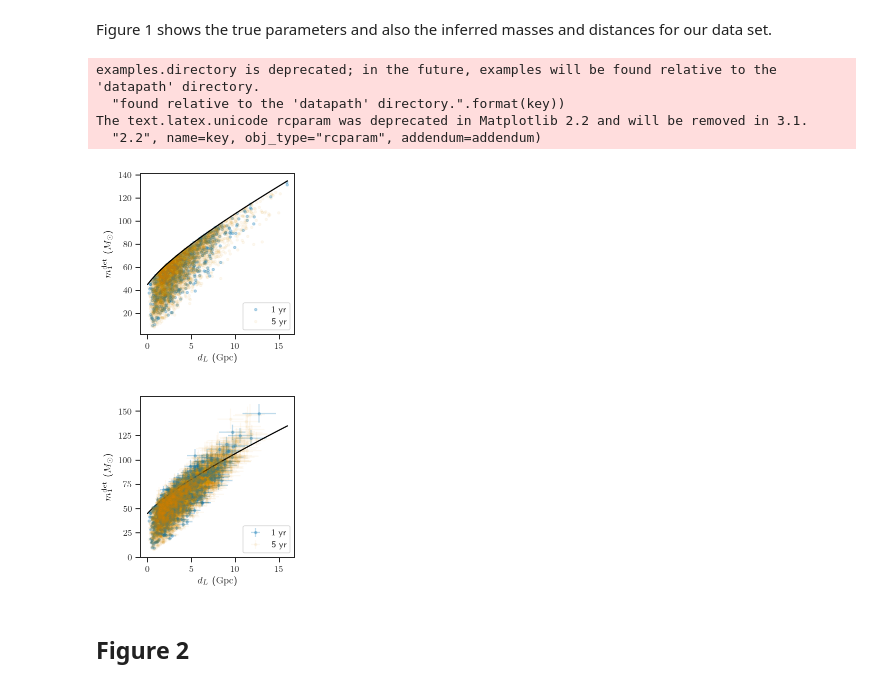
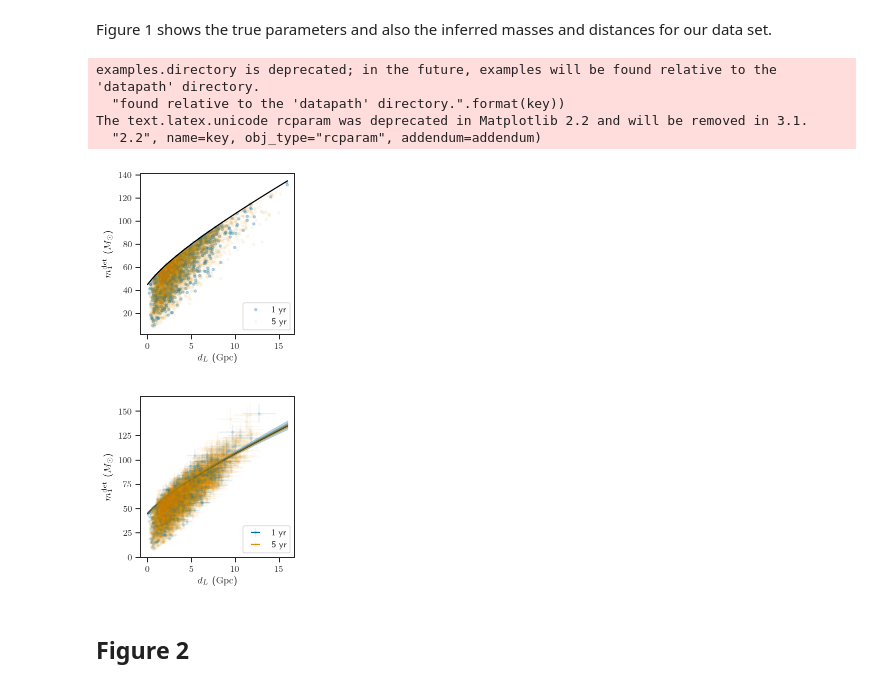
Before and after one commit to farr/PISNLineCosmography, a Jupyter notebook: PaperPlots.ipynb, the cells around one changed output. Cells and saved outputs as stored; diff of their text form; code cells hidden in the pictures.

Commit message:
Added uncertainty bands in Figure 1.

```diff
--- a/PaperPlots.ipynb
+++ b/PaperPlots.ipynb
@@ -44,7 +45,11 @@ with plots.pub_plots(figsize=array(plots.figsize_pub)/2):
 
     xlabel(r'$d_L$ ($\mathrm{Gpc}$)')
     ylabel(r'$m_1^\mathrm{det}$ ($M_\odot$)')
-    legend(loc='lower right')
+
+    l = legend(loc='lower right')
+    for lh in l.legendHandles:
+        lh.set_alpha(1)
+
     tight_layout()
     savefig('paper/plots/m1-dL-true.pdf')
 
@@ -68,38 +73,84 @@ with plots.pub_plots(figsize=array(plots.figsize_pub)/2):
     mm = mean(m1det, axis=1)
     ms = std(m1det, axis=1)
 
-    errorbar(dm[:n1], mm[:n1], xerr=ds[:n1], yerr=ms[:n1], fmt='.', label='1 yr', color=sns.color_palette()[0], alpha=0.25)
+    errorbar(dm[:n1], mm[:n1], xerr=ds[:n1], yerr=ms[:n1], fmt='.', label='1 yr', color=sns.color_palette()[0], alpha=0.1)
     errorbar(dm[n1:], mm[n1:], xerr=ds[n1:], yerr=ms[n1:], fmt='.', label='5 yr', color=sns.color_palette()[1], alpha=0.05)
 
     plot(d, mmz, color='k')
 
+    with h5py.File('population_1yr.h5', 'r') as f:
+        H0 = array(f['H0']).flatten()
+        MMax = array(f['MMax']).flatten()
+        Om = array(f['Om']).flatten()
+        w0 = array(f['w']).flatten()
+        w_a = array(f['w_a']).flatten()
+
+    z = linspace(0, 10, 250)
+    mmzs1 = []
+    for h, M, O, w, wa in zip(H0, MMax, Om, w0, w_a):
+        c = cosmo.Flatw0waCDM(h, O, w, wa)
+        dd = c.luminosity_distance(z).to(u.Gpc).value
+        zs = interp1d(dd, z)(d)
+        mmzs1.append(M*(1+zs))
+    mmzs1 = array(mmzs1)
+
+    plot(d, median(mmzs1, axis=0), color=sns.color_palette()[0], alpha=0.5)
+    fill_between(d, percentile(mmzs1, 84, axis=0), percentile(mmzs1, 16, axis=0), alpha=0.25, color=sns.color_palette()[0])
+    fill_between(d, percentile(mmzs1, 97.5, axis=0), percentile(mmzs1, 2.5, axis=0), alpha=0.25, color=sns.color_palette()[0])
+
+    with h5py.File('population_5yr.h5', 'r') as f:
+        H0 = array(f['H0']).flatten()
+        MMax = array(f['MMax']).flatten()
+        Om = array(f['Om']).flatten()
+        w0 = array(f['w']).flatten()
+        w_a = array(f['w_a']).flatten()
+
+    z = linspace(0, 10, 250)
+    mmzs5 = []
+    for h, M, O, w, wa in zip(H0, MMax, Om, w0, w_a):
+        c = cosmo.Flatw0waCDM(h, O, w, wa)
+        dd = c.luminosity_distance(z).to(u.Gpc).value
+        zs = interp1d(dd, z)(d)
+        mmzs5.append(M*(1+zs))
+    mmzs5 = array(mmzs5)
+
+    plot(d, median(mmzs5, axis=0), alpha=0.5, color=sns.color_palette()[1])
+    fill_between(d, percentile(mmzs5, 84, axis=0), percentile(mmzs5, 16, axis=0), alpha=0.25, color=sns.color_palette()[1])
+    fill_between(d, percentile(mmzs5, 97.5, axis=0), percentile(mmzs5, 2.5, axis=0), alpha=0.25, color=sns.color_palette()[1])
+
     xlabel(r'$d_L$ ($\mathrm{Gpc}$)')
     ylabel(r'$m_1^\mathrm{det}$ ($M_\odot$)')
-    legend(loc='lower right')
+
+    l = legend(loc='lower right')
+    for lh in l.legendHandles:
+        lh.set_alpha(1)
+
     tight_layout()
 
     savefig('paper/plots/m1-dL-obs.pdf')
 
     with h5py.File('paper/plots/m1-dL-obs.h5', 'w') as f:
         one = f.create_group('1yr')
         five = f.create_group('5yr')
 
         one.create_dataset('dL', data=dm[:n1], compression='gzip', shuffle=True)
         one.create_dataset('dl_err', data=ds[:n1], compression='gzip', shuffle=True)
         one.create_dataset('m1det', data=mm[:n1], compression='gzip', shuffle=True)
         one.create_dataset('m1det_err', data=ms[:n1], compression='gzip', shuffle=True)
 
         five.create_dataset('dL', data=dm[n1:], compression='gzip', shuffle=True)
         five.create_dataset('dl_err', data=ds[n1:], compression='gzip', shuffle=True)
         five.create_dataset('m1det', data=mm[n1:], compression='gzip', shuffle=True)
         five.create_dataset('m1det_err', data=ms[n1:], compression='gzip', shuffle=True)
 
         f.create_dataset('dL', data=d, compression='gzip', shuffle=True)
-        f.create_dataset('m1_turnoff', data=mmz, compression='gzip', shuffle=True)
+        f.create_dataset('m1_cutoff', data=mmz, compression='gzip', shuffle=True)
+        f.create_dataset('m1_cutoff_1yr', data=mmzs1, compression='gzip', shuffle=True)
+        f.create_dataset('m1_cutoff_5yr', data=mmzs5, compression='gzip', shuffle=True)
 # %% [output]
 examples.directory is deprecated; in the future, examples will be found relative to the 'datapath' directory.
   "found relative to the 'datapath' directory.".format(key))
 The text.latex.unicode rcparam was deprecated in Matplotlib 2.2 and will be removed in 3.1.
   "2.2", name=key, obj_type="rcparam", addendum=addendum)
 [figure]
-[figure, old version]
+[figure, new version]
```
Also changed, not shown: parts of 2 cells of this notebook, 5 other files.
